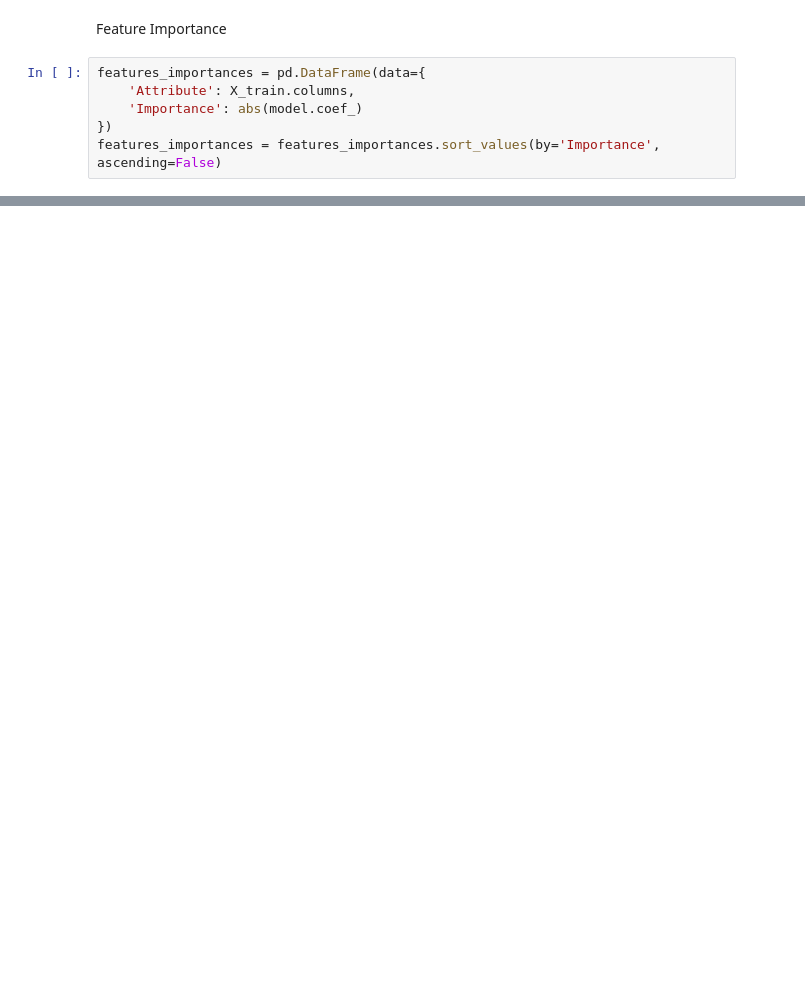
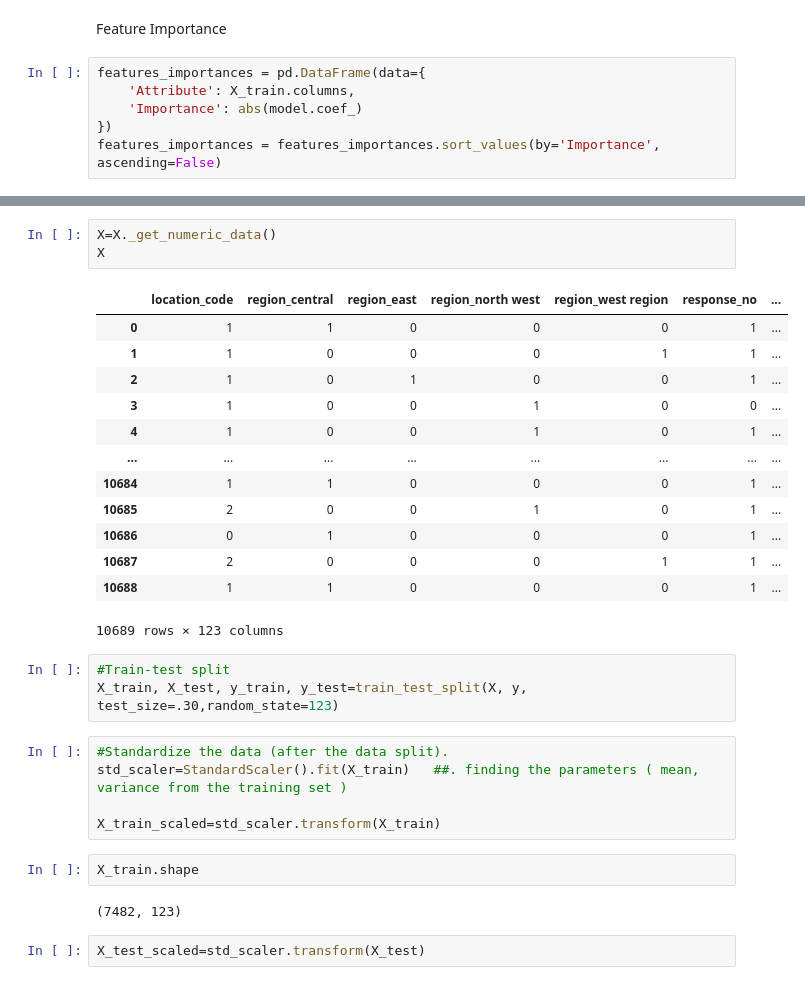
Before and after one commit to ArinaNihon/IRONARINA_LABS, a Jupyter notebook: PYTHON/Linear_Regression/Linear_Regression_Model_validation.ipynb, the cells around one changed output, grey strips where cells are left out. Saved outputs shown, nothing was run; the diff lists cells and outputs as text; blank space fills up the shorter version.

```diff
--- a/PYTHON/Linear_Regression/Linear_Regression_Model_validation.ipynb
+++ b/PYTHON/Linear_Regression/Linear_Regression_Model_validation.ipynb
@@ -407,0 +478,31 @@ plt.show()
+# %%
+X=X._get_numeric_data()
+X
+# %% [output]
+|  | location_code | region_central | region_east | region_north west | region_west region | response_no | ... |
+| 0 | 1 | 1 | 0 | 0 | 0 | 1 | ... |
+| 1 | 1 | 0 | 0 | 0 | 1 | 1 | ... |
+| 2 | 1 | 0 | 1 | 0 | 0 | 1 | ... |
+| 3 | 1 | 0 | 0 | 1 | 0 | 0 | ... |
+| 4 | 1 | 0 | 0 | 1 | 0 | 1 | ... |
+| ... | ... | ... | ... | ... | ... | ... | ... |
+| 10684 | 1 | 1 | 0 | 0 | 0 | 1 | ... |
+| 10685 | 2 | 0 | 0 | 1 | 0 | 1 | ... |
+| 10686 | 0 | 1 | 0 | 0 | 0 | 1 | ... |
+| 10687 | 2 | 0 | 0 | 0 | 1 | 1 | ... |
+| 10688 | 1 | 1 | 0 | 0 | 0 | 1 | ... |
+10689 rows × 123 columns
+# %%
+#Train-test split
+X_train, X_test, y_train, y_test=train_test_split(X, y, test_size=.30,random_state=123)
+# %%
+#Standardize the data (after the data split).
+std_scaler=StandardScaler().fit(X_train)   ##. finding the parameters ( mean, variance from the training set )
+
+X_train_scaled=std_scaler.transform(X_train)
+# %%
+X_train.shape
+# %% [output]
+(7482, 123)
+# %%
+X_test_scaled=std_scaler.transform(X_test)
```
Also changed, not shown: parts of 19 cells of this notebook, 1 other file.
